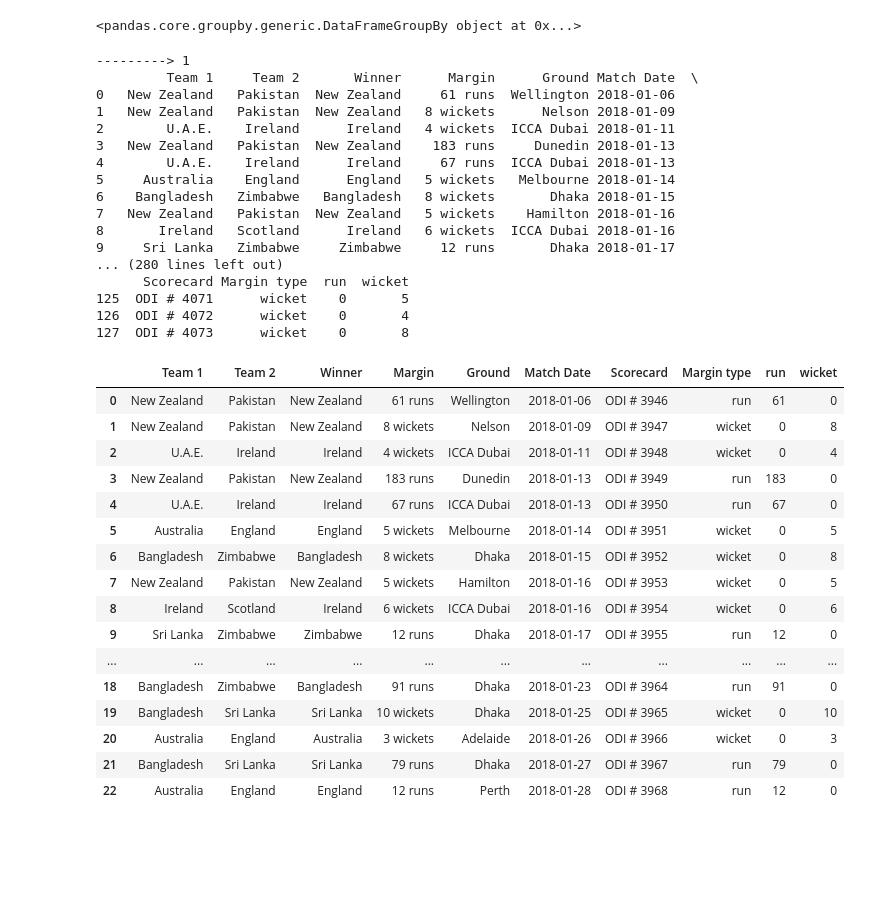
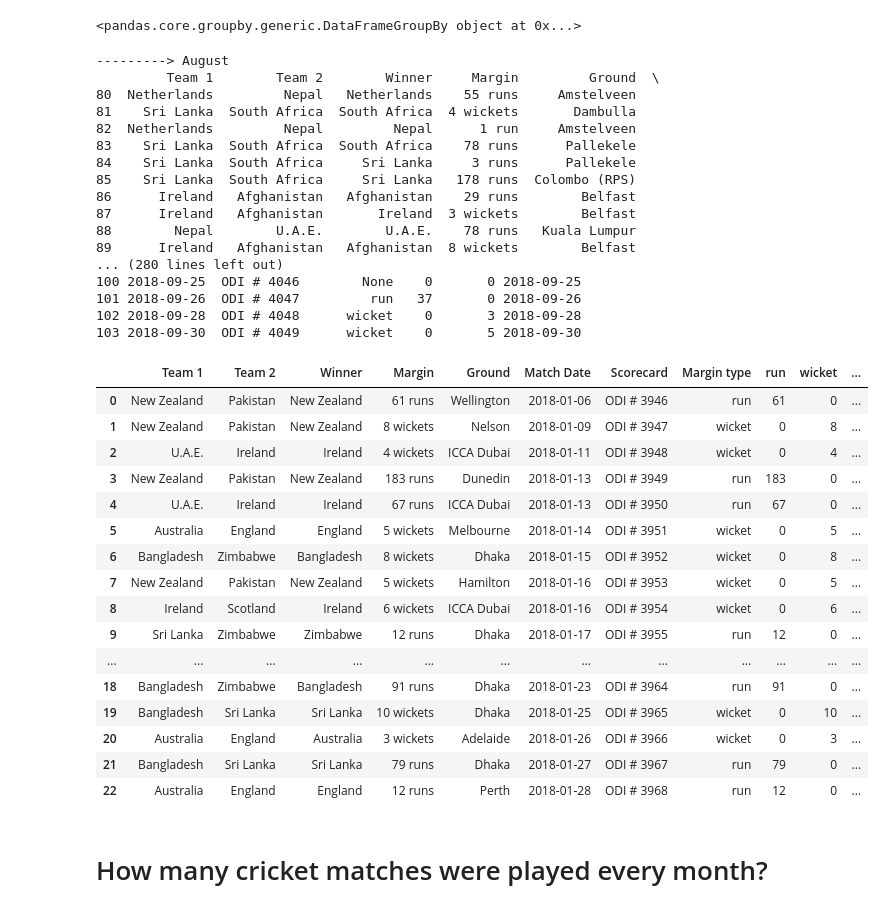
Before and after one commit to FarhanBinShafiq/pandass_practice, a Jupyter notebook: Task 8/Task8_Farhan.ipynb, the cells around one changed output. Cells and saved outputs as stored; diff of their text form; code cells hidden in the pictures; blank space fills up the shorter version.

```diff
--- a/Task 8/Task8_Farhan.ipynb
+++ b/Task 8/Task8_Farhan.ipynb
@@ -285,7 +285,7 @@ month
 127   2018-12-14
 Name: Match Date, Length: 128, dtype: datetime64[ns]
 # %%
-x=df.groupby(month.dt.month)
+x=df.groupby(month.dt.month_name())
 x
 # %% [output]
 <pandas.core.groupby.generic.DataFrameGroupBy object at 0x...>
@@ -294,41 +294,43 @@ for i,c in x:
     print('--------->',i)
     print(c)
 # %% [output]
----------> 1
-         Team 1     Team 2       Winner      Margin      Ground Match Date  \
-0   New Zealand   Pakistan  New Zealand     61 runs  Wellington 2018-01-06
-1   New Zealand   Pakistan  New Zealand   8 wickets      Nelson 2018-01-09
-2        U.A.E.    Ireland      Ireland   4 wickets  ICCA Dubai 2018-01-11
-3   New Zealand   Pakistan  New Zealand    183 runs     Dunedin 2018-01-13
-4        U.A.E.    Ireland      Ireland     67 runs  ICCA Dubai 2018-01-13
-5     Australia    England      England   5 wickets   Melbourne 2018-01-14
-6    Bangladesh   Zimbabwe   Bangladesh   8 wickets       Dhaka 2018-01-15
-7   New Zealand   Pakistan  New Zealand   5 wickets    Hamilton 2018-01-16
-8       Ireland   Scotland      Ireland   6 wickets  ICCA Dubai 2018-01-16
-9     Sri Lanka   Zimbabwe     Zimbabwe     12 runs       Dhaka 2018-01-17
+---------> August
+         Team 1        Team 2        Winner     Margin         Ground  \
+80  Netherlands         Nepal   Netherlands    55 runs     Amstelveen
+81    Sri Lanka  South Africa  South Africa  4 wickets       Dambulla
+82  Netherlands         Nepal         Nepal      1 run     Amstelveen
+83    Sri Lanka  South Africa  South Africa    78 runs      Pallekele
+84    Sri Lanka  South Africa     Sri Lanka     3 runs      Pallekele
+85    Sri Lanka  South Africa     Sri Lanka   178 runs  Colombo (RPS)
+86      Ireland   Afghanistan   Afghanistan    29 runs        Belfast
+87      Ireland   Afghanistan       Ireland  3 wickets        Belfast
+88        Nepal        U.A.E.        U.A.E.    78 runs   Kuala Lumpur
+89      Ireland   Afghanistan   Afghanistan  8 wickets        Belfast
 ... (280 lines left out)
-      Scorecard Margin type  run  wicket
-125  ODI # 4071      wicket    0       5
-126  ODI # 4072      wicket    0       4
-127  ODI # 4073      wicket    0       8
+100 2018-09-25  ODI # 4046        None    0       0 2018-09-25
+101 2018-09-26  ODI # 4047         run   37       0 2018-09-26
+102 2018-09-28  ODI # 4048      wicket    0       3 2018-09-28
+103 2018-09-30  ODI # 4049      wicket    0       5 2018-09-30
 # %%
-z=x.get_group(1)
+z=x.get_group("January")
 z
 # %% [output]
-|  | Team 1 | Team 2 | Winner | Margin | Ground | Match Date | Scorecard | Margin type | run | wicket |
-| 0 | New Zealand | Pakistan | New Zealand | 61 runs | Wellington | 2018-01-06 | ODI # 3946 | run | 61 | 0 |
-| 1 | New Zealand | Pakistan | New Zealand | 8 wickets | Nelson | 2018-01-09 | ODI # 3947 | wicket | 0 | 8 |
-| 2 | U.A.E. | Ireland | Ireland | 4 wickets | ICCA Dubai | 2018-01-11 | ODI # 3948 | wicket | 0 | 4 |
-| 3 | New Zealand | Pakistan | New Zealand | 183 runs | Dunedin | 2018-01-13 | ODI # 3949 | run | 183 | 0 |
-| 4 | U.A.E. | Ireland | Ireland | 67 runs | ICCA Dubai | 2018-01-13 | ODI # 3950 | run | 67 | 0 |
-| 5 | Australia | England | England | 5 wickets | Melbourne | 2018-01-14 | ODI # 3951 | wicket | 0 | 5 |
-| 6 | Bangladesh | Zimbabwe | Bangladesh | 8 wickets | Dhaka | 2018-01-15 | ODI # 3952 | wicket | 0 | 8 |
-| 7 | New Zealand | Pakistan | New Zealand | 5 wickets | Hamilton | 2018-01-16 | ODI # 3953 | wicket | 0 | 5 |
-| 8 | Ireland | Scotland | Ireland | 6 wickets | ICCA Dubai | 2018-01-16 | ODI # 3954 | wicket | 0 | 6 |
-| 9 | Sri Lanka | Zimbabwe | Zimbabwe | 12 runs | Dhaka | 2018-01-17 | ODI # 3955 | run | 12 | 0 |
-| ... | ... | ... | ... | ... | ... | ... | ... | ... | ... | ... |
-| 18 | Bangladesh | Zimbabwe | Bangladesh | 91 runs | Dhaka | 2018-01-23 | ODI # 3964 | run | 91 | 0 |
-| 19 | Bangladesh | Sri Lanka | Sri Lanka | 10 wickets | Dhaka | 2018-01-25 | ODI # 3965 | wicket | 0 | 10 |
-| 20 | Australia | England | Australia | 3 wickets | Adelaide | 2018-01-26 | ODI # 3966 | wicket | 0 | 3 |
-| 21 | Bangladesh | Sri Lanka | Sri Lanka | 79 runs | Dhaka | 2018-01-27 | ODI # 3967 | run | 79 | 0 |
-| 22 | Australia | England | England | 12 runs | Perth | 2018-01-28 | ODI # 3968 | run | 12 | 0 |
+|  | Team 1 | Team 2 | Winner | Margin | Ground | Match Date | Scorecard | Margin type | run | wicket | ... |
+| 0 | New Zealand | Pakistan | New Zealand | 61 runs | Wellington | 2018-01-06 | ODI # 3946 | run | 61 | 0 | ... |
+| 1 | New Zealand | Pakistan | New Zealand | 8 wickets | Nelson | 2018-01-09 | ODI # 3947 | wicket | 0 | 8 | ... |
+| 2 | U.A.E. | Ireland | Ireland | 4 wickets | ICCA Dubai | 2018-01-11 | ODI # 3948 | wicket | 0 | 4 | ... |
+| 3 | New Zealand | Pakistan | New Zealand | 183 runs | Dunedin | 2018-01-13 | ODI # 3949 | run | 183 | 0 | ... |
+| 4 | U.A.E. | Ireland | Ireland | 67 runs | ICCA Dubai | 2018-01-13 | ODI # 3950 | run | 67 | 0 | ... |
+| 5 | Australia | England | England | 5 wickets | Melbourne | 2018-01-14 | ODI # 3951 | wicket | 0 | 5 | ... |
+| 6 | Bangladesh | Zimbabwe | Bangladesh | 8 wickets | Dhaka | 2018-01-15 | ODI # 3952 | wicket | 0 | 8 | ... |
+| 7 | New Zealand | Pakistan | New Zealand | 5 wickets | Hamilton | 2018-01-16 | ODI # 3953 | wicket | 0 | 5 | ... |
+| 8 | Ireland | Scotland | Ireland | 6 wickets | ICCA Dubai | 2018-01-16 | ODI # 3954 | wicket | 0 | 6 | ... |
+| 9 | Sri Lanka | Zimbabwe | Zimbabwe | 12 runs | Dhaka | 2018-01-17 | ODI # 3955 | run | 12 | 0 | ... |
+| ... | ... | ... | ... | ... | ... | ... | ... | ... | ... | ... | ... |
+| 18 | Bangladesh | Zimbabwe | Bangladesh | 91 runs | Dhaka | 2018-01-23 | ODI # 3964 | run | 91 | 0 | ... |
+| 19 | Bangladesh | Sri Lanka | Sri Lanka | 10 wickets | Dhaka | 2018-01-25 | ODI # 3965 | wicket | 0 | 10 | ... |
+| 20 | Australia | England | Australia | 3 wickets | Adelaide | 2018-01-26 | ODI # 3966 | wicket | 0 | 3 | ... |
+| 21 | Bangladesh | Sri Lanka | Sri Lanka | 79 runs | Dhaka | 2018-01-27 | ODI # 3967 | run | 79 | 0 | ... |
+| 22 | Australia | England | England | 12 runs | Perth | 2018-01-28 | ODI # 3968 | run | 12 | 0 | ... |
+# %% [markdown]
+# How many cricket matches were played every month?
```
Also changed, not shown: parts of 10 cells of this notebook, 1 other file.
